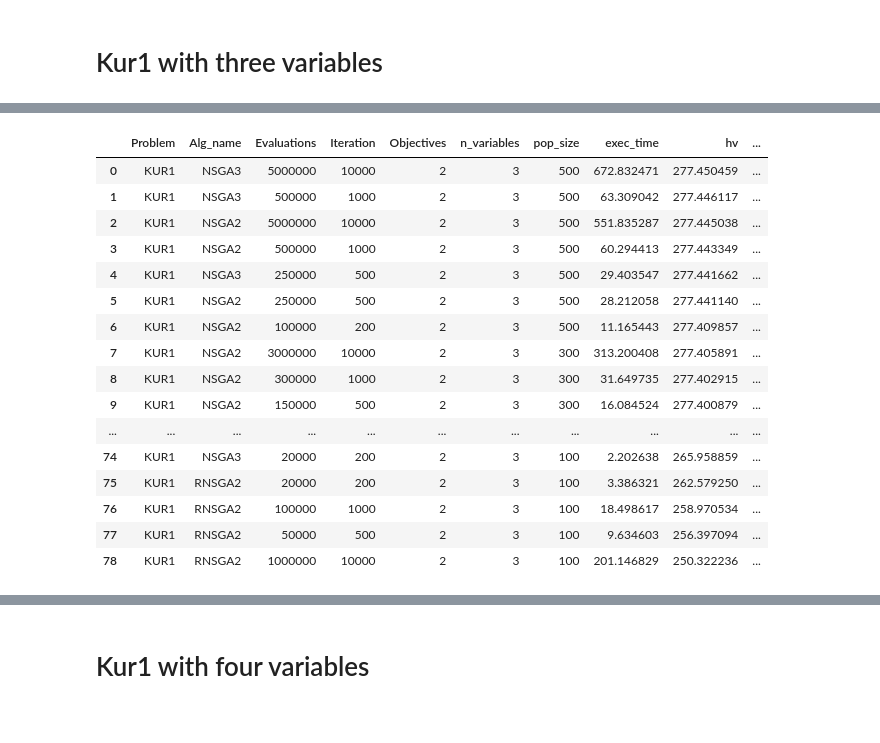
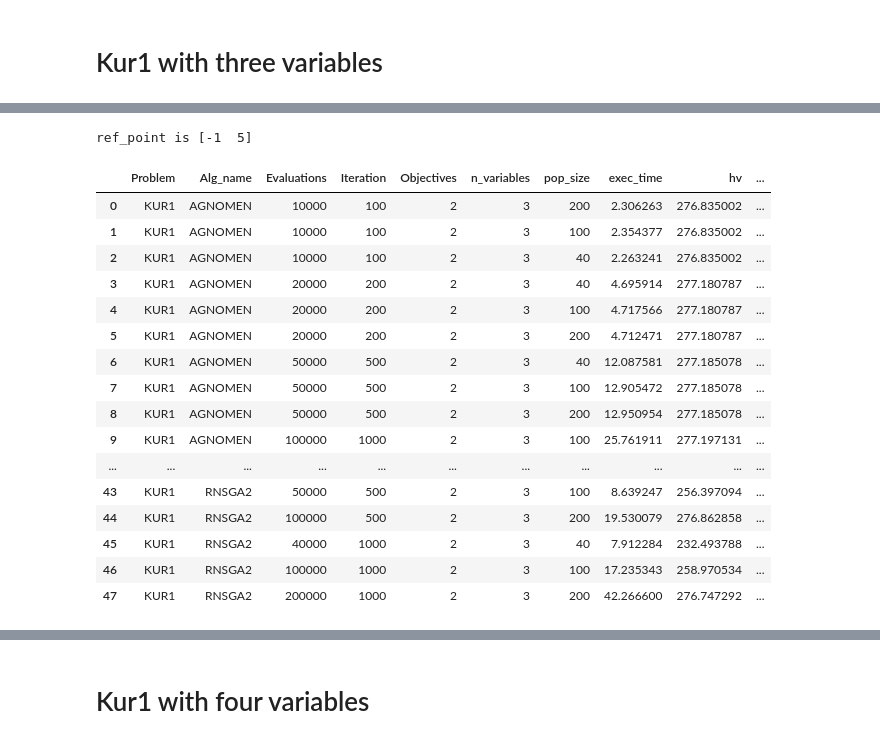
Before and after one commit to wuyoscar/Multi-Obj_Optimization, a Jupyter notebook: Result/result_factory/Kur1.ipynb, the cells around one changed output, grey strips where cells are left out. Saved outputs shown, nothing was run; the diff lists cells and outputs as text; code cells hidden in the pictures.

Commit message:
process results

```diff
--- a/Result/result_factory/Kur1.ipynb
+++ b/Result/result_factory/Kur1.ipynb
@@ -17,8 +9,9 @@
 import time
 from pymoo.indicators.hv import Hypervolume
 from pymoo.factory import get_performance_indicator
-import sys
-sys.path.append('/Users/wuyoscar/Documents/Project/MOOP/Result')
+import sys,os
+from PIL import Image               # to load images
+from IPython.display import display # to display images
 
 ref_point = None
 def calculate_hv(result):
@@ -37,7 +30,8 @@ def hv_result(result):
     output_result = final_result[['Problem', 'Alg_name', 'Evaluations','Iteration', 'Objectives', 'n_variables','pop_size',
     'exec_time', 'hv',
     'hv_exc_time']]
-    output_result = output_result.sort_values(['hv','Evaluations','Iteration'],ascending =False).reset_index(drop=True)
+    print(f'ref_point is {ref_point}')
+    output_result = output_result.sort_values(['Alg_name','Iteration','Evaluations'],ascending =True).reset_index(drop=True)
     return output_result
 
 def nadir_deal_point(result):
@@ -65,16 +74,17 @@ import numpy as np, os ,sys
 from matplotlib import pyplot as plt
 
 pd.set_option('display.max_rows', None)
-result = pd.read_csv('/Users/wuyoscar/Documents/Project/MOOP/Result/result')
+folder = os.path.dirname(os.getcwd())
+filename = 'result_5NOV'
+path = os.path.join(folder, filename)
+
+result = pd.read_csv(path)
 
 
 result.loc[:,'path'] = result['path'].str[29:].values
+result.loc[:,'image_location'] = result['image_location'].str[29:].values
 result.loc[:,'approx_nadir'] = result['approx_nadir'].str[1:-1].values
 result = result.drop(columns=['xl','xu'])
 result = result.loc[result['Problem']=='KUR1'].reset_index(drop=True)
 print(f"The number of records {len(result)}")
-kur1_2_v1 = result.loc[result['n_variables']==2].reset_index(drop=True)
-kur1_3_v1 = result.loc[result['n_variables']==3].reset_index(drop=True)
-kur1_4_v1 = result.loc[result['n_variables']==4].reset_index(drop=True)
-kur1_5_v1 = result.loc[result['n_variables']==5].reset_index(drop=True)
 # %% [output]
@@ -92,13 +102,6 @@ len(result.drop_duplicates(subset=subset))
 # %%
-result = pd.read_csv('/Users/wuyoscar/Documents/Project/MOOP/Result/result_2')
-
-
-result.loc[:,'path'] = result['path'].str[29:].values
-result.loc[:,'approx_nadir'] = result['approx_nadir'].str[1:-1].values
-result = result.drop(columns=['xl','xu'])
-result = result.loc[result['Problem']=='KUR1'].reset_index(drop=True)
-print(f"The number of records {len(result)}")
-kur1_2_v2 = result.loc[result['n_variables']==2].reset_index(drop=True)
-kur1_3_v2 = result.loc[result['n_variables']==3].reset_index(drop=True)
-kur1_4_v2 = result.loc[result['n_variables']==4].reset_index(drop=True)
-kur1_5_v2 = result.loc[result['n_variables']==5].reset_index(drop=True)
+# filter kursawe problem based on number of variables
+kur1_2 = result.loc[result['n_variables']==2].reset_index(drop=True) # dimension 2
+kur1_3 = result.loc[result['n_variables']==3].reset_index(drop=True) # dimension 3
+kur1_4 = result.loc[result['n_variables']==4].reset_index(drop=True) # dimension 4
+kur1_5 = result.loc[result['n_variables']==5].reset_index(drop=True) # dimension 5
@@ -261,21 +218,22 @@ Global nadir point for kur1 with two variables is :[-14.4193493    0.62975673]
 # %%
 ref_point = np.array([-1, 5])
-hv_result(kur1_3_v1)
+hv_result(kur1_3)
 # %% [output]
+ref_point is [-1  5]
 |  | Problem | Alg_name | Evaluations | Iteration | Objectives | n_variables | pop_size | exec_time | hv | ... |
-| 0 | KUR1 | NSGA3 | 5000000 | 10000 | 2 | 3 | 500 | 672.832471 | 277.450459 | ... |
-| 1 | KUR1 | NSGA3 | 500000 | 1000 | 2 | 3 | 500 | 63.309042 | 277.446117 | ... |
-| 2 | KUR1 | NSGA2 | 5000000 | 10000 | 2 | 3 | 500 | 551.835287 | 277.445038 | ... |
-| 3 | KUR1 | NSGA2 | 500000 | 1000 | 2 | 3 | 500 | 60.294413 | 277.443349 | ... |
-| 4 | KUR1 | NSGA3 | 250000 | 500 | 2 | 3 | 500 | 29.403547 | 277.441662 | ... |
-| 5 | KUR1 | NSGA2 | 250000 | 500 | 2 | 3 | 500 | 28.212058 | 277.441140 | ... |
-| 6 | KUR1 | NSGA2 | 100000 | 200 | 2 | 3 | 500 | 11.165443 | 277.409857 | ... |
-| 7 | KUR1 | NSGA2 | 3000000 | 10000 | 2 | 3 | 300 | 313.200408 | 277.405891 | ... |
-| 8 | KUR1 | NSGA2 | 300000 | 1000 | 2 | 3 | 300 | 31.649735 | 277.402915 | ... |
-| 9 | KUR1 | NSGA2 | 150000 | 500 | 2 | 3 | 300 | 16.084524 | 277.400879 | ... |
+| 0 | KUR1 | AGNOMEN | 10000 | 100 | 2 | 3 | 200 | 2.306263 | 276.835002 | ... |
+| 1 | KUR1 | AGNOMEN | 10000 | 100 | 2 | 3 | 100 | 2.354377 | 276.835002 | ... |
+| 2 | KUR1 | AGNOMEN | 10000 | 100 | 2 | 3 | 40 | 2.263241 | 276.835002 | ... |
+| 3 | KUR1 | AGNOMEN | 20000 | 200 | 2 | 3 | 40 | 4.695914 | 277.180787 | ... |
+| 4 | KUR1 | AGNOMEN | 20000 | 200 | 2 | 3 | 100 | 4.717566 | 277.180787 | ... |
+| 5 | KUR1 | AGNOMEN | 20000 | 200 | 2 | 3 | 200 | 4.712471 | 277.180787 | ... |
+| 6 | KUR1 | AGNOMEN | 50000 | 500 | 2 | 3 | 40 | 12.087581 | 277.185078 | ... |
+| 7 | KUR1 | AGNOMEN | 50000 | 500 | 2 | 3 | 100 | 12.905472 | 277.185078 | ... |
+| 8 | KUR1 | AGNOMEN | 50000 | 500 | 2 | 3 | 200 | 12.950954 | 277.185078 | ... |
+| 9 | KUR1 | AGNOMEN | 100000 | 1000 | 2 | 3 | 100 | 25.761911 | 277.197131 | ... |
 | ... | ... | ... | ... | ... | ... | ... | ... | ... | ... | ... |
-| 74 | KUR1 | NSGA3 | 20000 | 200 | 2 | 3 | 100 | 2.202638 | 265.958859 | ... |
-| 75 | KUR1 | RNSGA2 | 20000 | 200 | 2 | 3 | 100 | 3.386321 | 262.579250 | ... |
-| 76 | KUR1 | RNSGA2 | 100000 | 1000 | 2 | 3 | 100 | 18.498617 | 258.970534 | ... |
-| 77 | KUR1 | RNSGA2 | 50000 | 500 | 2 | 3 | 100 | 9.634603 | 256.397094 | ... |
-| 78 | KUR1 | RNSGA2 | 1000000 | 10000 | 2 | 3 | 100 | 201.146829 | 250.322236 | ... |
+| 43 | KUR1 | RNSGA2 | 50000 | 500 | 2 | 3 | 100 | 8.639247 | 256.397094 | ... |
+| 44 | KUR1 | RNSGA2 | 100000 | 500 | 2 | 3 | 200 | 19.530079 | 276.862858 | ... |
+| 45 | KUR1 | RNSGA2 | 40000 | 1000 | 2 | 3 | 40 | 7.912284 | 232.493788 | ... |
+| 46 | KUR1 | RNSGA2 | 100000 | 1000 | 2 | 3 | 100 | 17.235343 | 258.970534 | ... |
+| 47 | KUR1 | RNSGA2 | 200000 | 1000 | 2 | 3 | 200 | 42.266600 | 276.747292 | ... |
```
Also changed, not shown: parts of 27 cells of this notebook, 11 other files.
